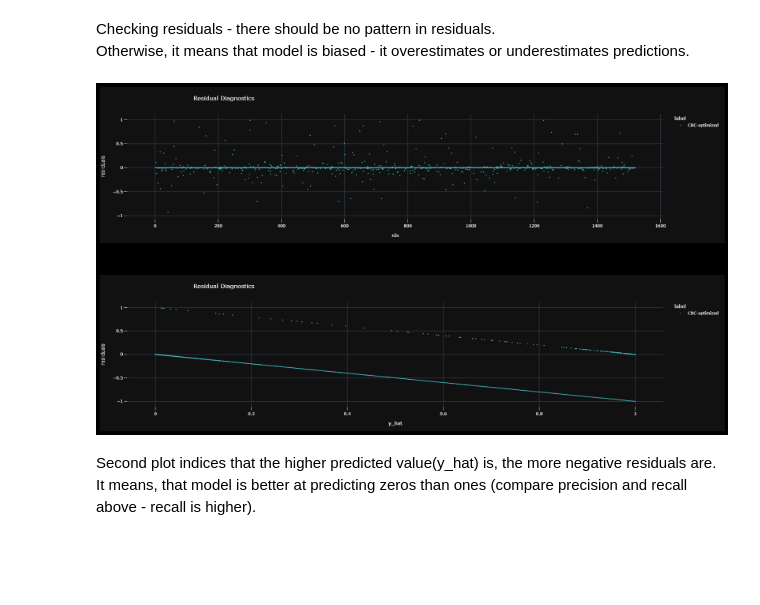
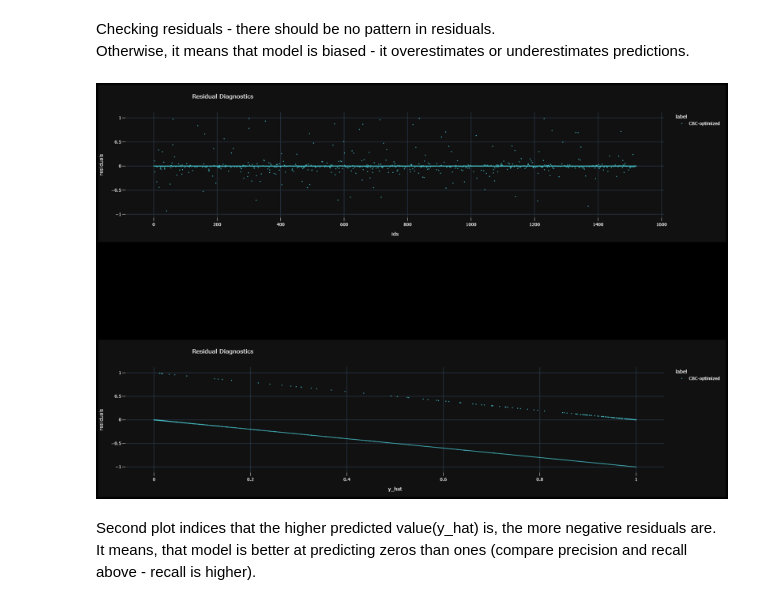
Before and after one commit to dxzielinski/Churn-Classification, a Jupyter notebook: Explanatory_Analysis-Interpreting.ipynb, the cells around one changed output. Drawn from its saved outputs; the diff is of its cells as text; code cells hidden in the pictures; blank space fills up the shorter version.

```diff
--- a/Explanatory_Analysis-Interpreting.ipynb
+++ b/Explanatory_Analysis-Interpreting.ipynb
@@ -346,25 +333,25 @@ Otherwise, it means that model is biased - it overestimates or underestimates pr
 # %%
 #residuals' plot
 model_exp_diagnostic = model2_exp.model_diagnostics()
 
 #dynamic plots
 #model_exp_diagnostic.plot(variable='ids', yvariable='residuals', show=False).update_layout(template='plotly_dark', font_color='white').show()
 #model_exp_diagnostic.plot(variable='y_hat', yvariable='residuals', show=False).update_layout(template='plotly_dark', font_color='white')
 
 #displaying static plots
-import matplotlib.image as mpimg
+
 img = mpimg.imread("C:/Users/pc/Churn-Classification/Static_Plots/residuals1.png")
 img2 = mpimg.imread("C:/Users/pc/Churn-Classification/Static_Plots/residuals2.png")
-plt.figure(figsize=(25,12))
+plt.figure(figsize=(40,30))
 plt.subplot(2,1,1)
 imgplot = plt.imshow(img)
 plt.axis('off')
 plt.subplot(2,1,2)
 imgplot2 = plt.imshow(img2)
 plt.axis('off')
 plt.show()
 # %% [output]
-[figure, old version]
+[figure, new version]
 # %% [markdown]
 Second plot indices that the higher predicted value(y_hat) is, the more negative residuals are.
 It means, that model is better at predicting zeros than ones (compare precision and recall above - recall is higher).
```
Also changed, not shown: parts of 14 cells of this notebook, 6 other files.
